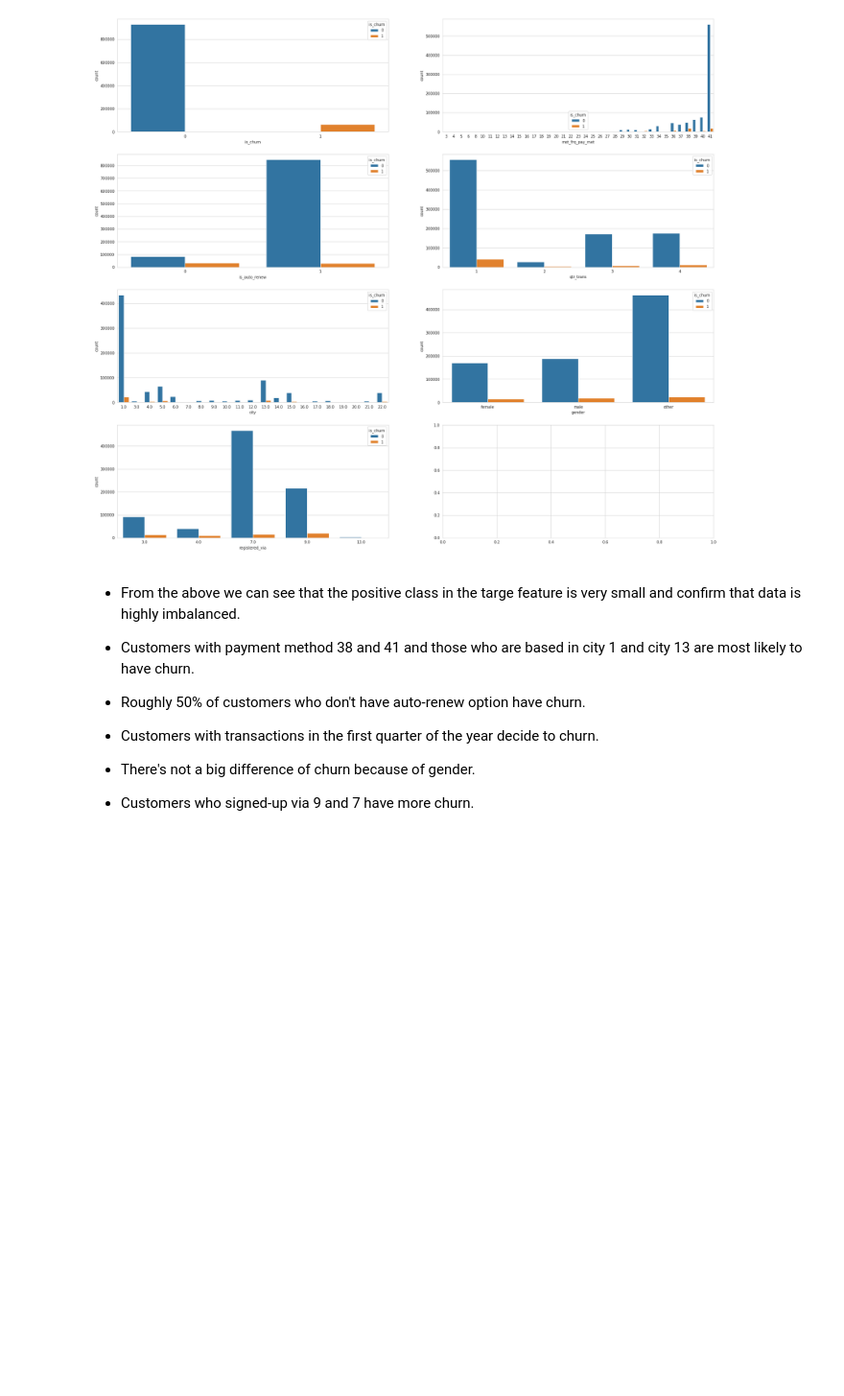
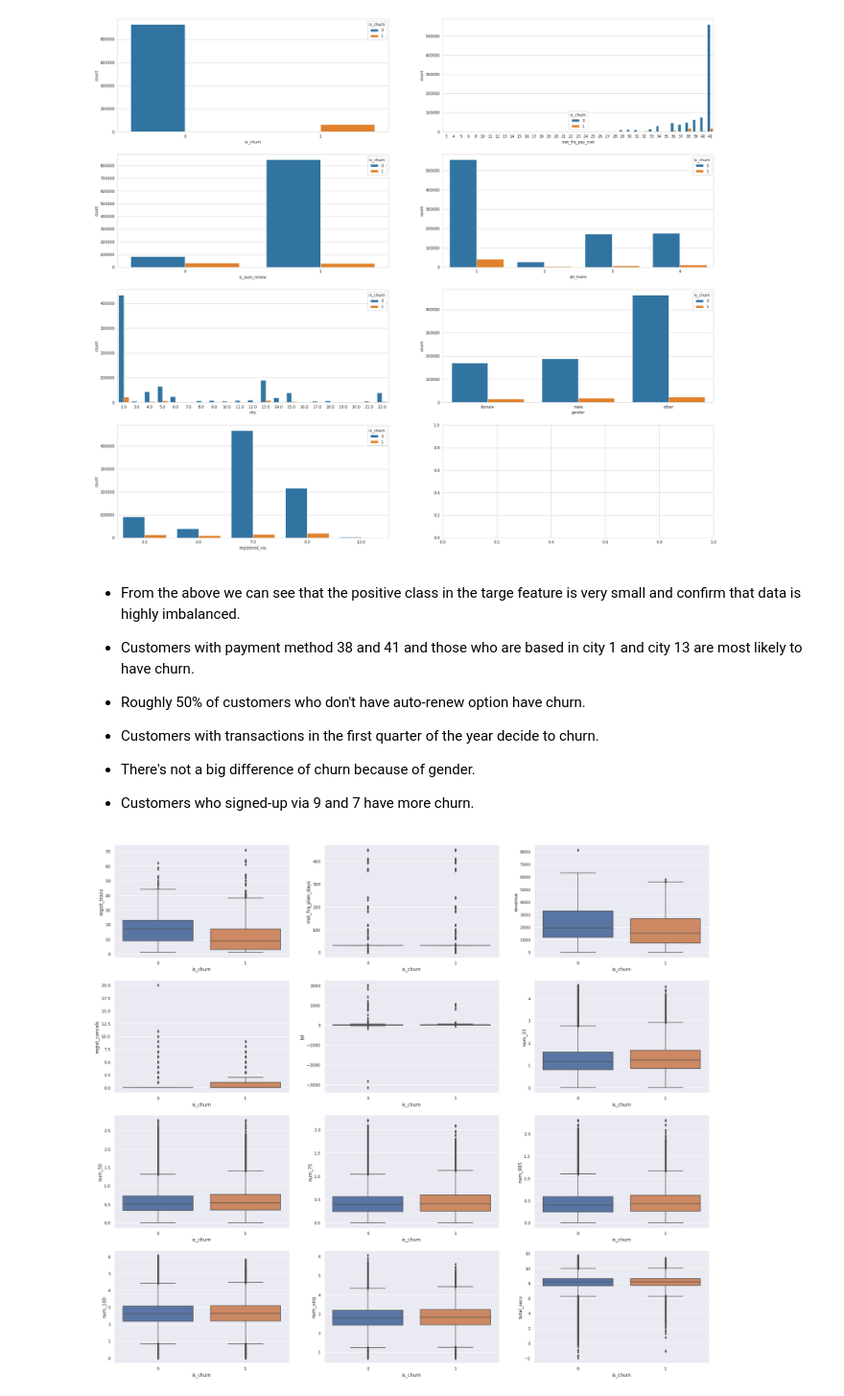
Before and after one commit to jsroa15/KKBOX, a Jupyter notebook: merged_data.ipynb, the cells around one changed output. Shown at 96% size. Cells and saved outputs as stored; diff of their text form; code cells hidden in the pictures; blank space fills up the shorter version.

```diff
--- a/merged_data.ipynb
+++ b/merged_data.ipynb
@@ -213,3 +213,31 @@ IndexError: ignored
 *  There's not a big difference of churn because of gender.
 
 *  Customers who signed-up via 9 and 7 have more churn.
+# %%
+def plotting_numericalVsTarget(data,rows,cols,x_list,size,target):
+  '''Plot numerical data with categorical target feature
+  Parameters
+  --------------
+    data:Data frame with data
+    rows:Number of rows in subplot
+    cols:Number of columns in subplot
+    x_list:List with numerical features names
+    size:Tupple with size of plot
+    target: Categorical feature
+
+  '''
+  plt.rcParams["axes.labelsize"] = 1
+  sns.set(font_scale=1)
+  pos=0
+  f, axes = plt.subplots(nrows=rows, ncols=cols,figsize=size)
+  for i in range(0,rows):
+    for j in range(0,cols):
+
+      sns.boxplot(data=data,ax=axes[i,j],y=x_list[pos],x=target)
+      pos+=1
+
+  return(plt.show())
+# %%
+plotting_numericalVsTarget(df,4,3,numerical,(28,25),'is_churn')
+# %% [output]
+[figure, added]
```
Also changed, not shown: parts of 3 cells of this notebook.
